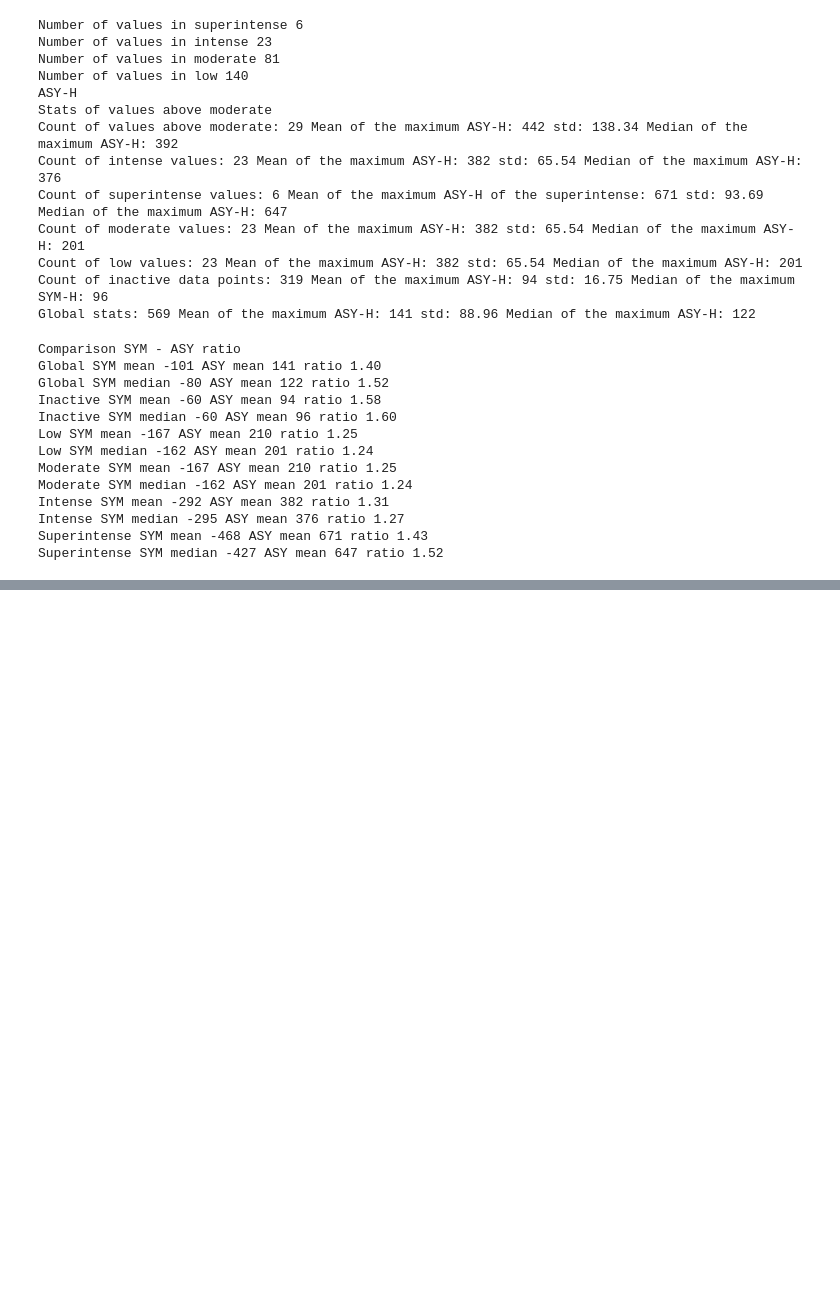
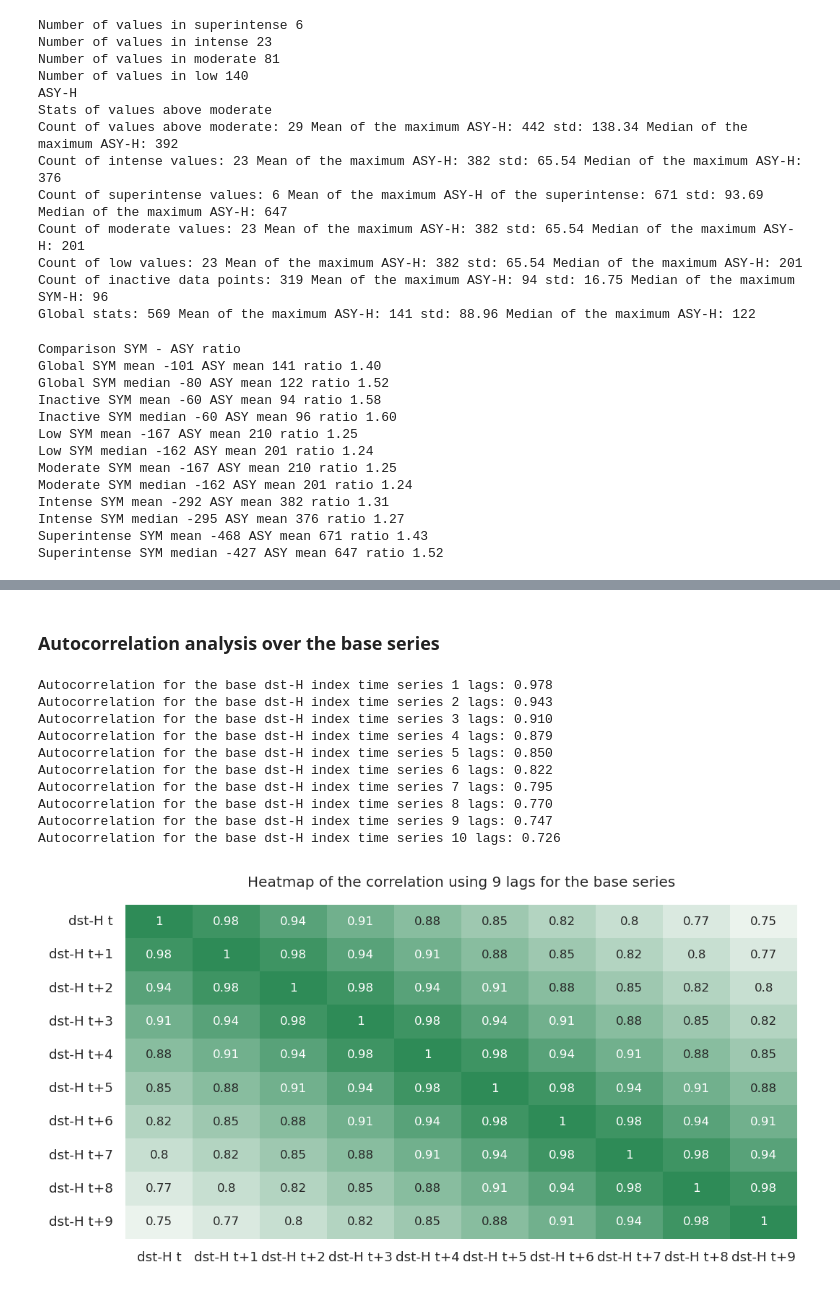
Before and after one commit to Redxgit/classifying-bounding-gstorms, a Jupyter notebook: 1-Distribution.ipynb, the cells around one changed output, grey strips where cells are left out. Saved outputs shown, nothing was run; the diff lists cells and outputs as text; code cells hidden in the pictures; blank space fills up the shorter version.

```diff
--- a/1-Distribution.ipynb
+++ b/1-Distribution.ipynb
@@ -501,0 +543,40 @@ Superintense SYM median -427 ASY mean 647 ratio 1.52
+# %% [markdown]
+### Autocorrelation analysis over the base series <a class="anchor" id="section_3_2"></a>
+# %%
+lags = np.arange(1, 10)
+df_dst_corr = dst['DST'].copy()
+concats = [df_dst_corr]
+cols = ['dst-H t']
+for l in lags:
+    concats.append(df_dst_corr.shift(l))
+    cols.append(f'dst-H t+{l}')
+
+
+df_dst_corr = pd.concat(concats, axis = 1)
+df_dst_corr.columns = cols
+result = df_dst_corr.corr()
+
+fig, ax = plt.subplots(1, figsize = utils.global_figsize)
+
+sns.heatmap(result, annot=True, annot_kws={"size": 8}, ax = ax, cbar = False,
+            cmap = sns.light_palette("seagreen", as_cmap=True));
+ax.set_title('Heatmap of the correlation using 9 lags for the base series', pad = 12);
+
+for i in range(10):
+    print(f'Autocorrelation for the base dst-H index time series {i + 1} lags: {dst["DST"].autocorr(lag = i + 1):.3f}')
+
+del df_dst_corr
+
+plt.show();
+# %% [output]
+Autocorrelation for the base dst-H index time series 1 lags: 0.978
+Autocorrelation for the base dst-H index time series 2 lags: 0.943
+Autocorrelation for the base dst-H index time series 3 lags: 0.910
+Autocorrelation for the base dst-H index time series 4 lags: 0.879
+Autocorrelation for the base dst-H index time series 5 lags: 0.850
+Autocorrelation for the base dst-H index time series 6 lags: 0.822
+Autocorrelation for the base dst-H index time series 7 lags: 0.795
+Autocorrelation for the base dst-H index time series 8 lags: 0.770
+Autocorrelation for the base dst-H index time series 9 lags: 0.747
+Autocorrelation for the base dst-H index time series 10 lags: 0.726
+[figure, added]
```
Also changed, not shown: parts of 14 cells of this notebook, 22 other files.
